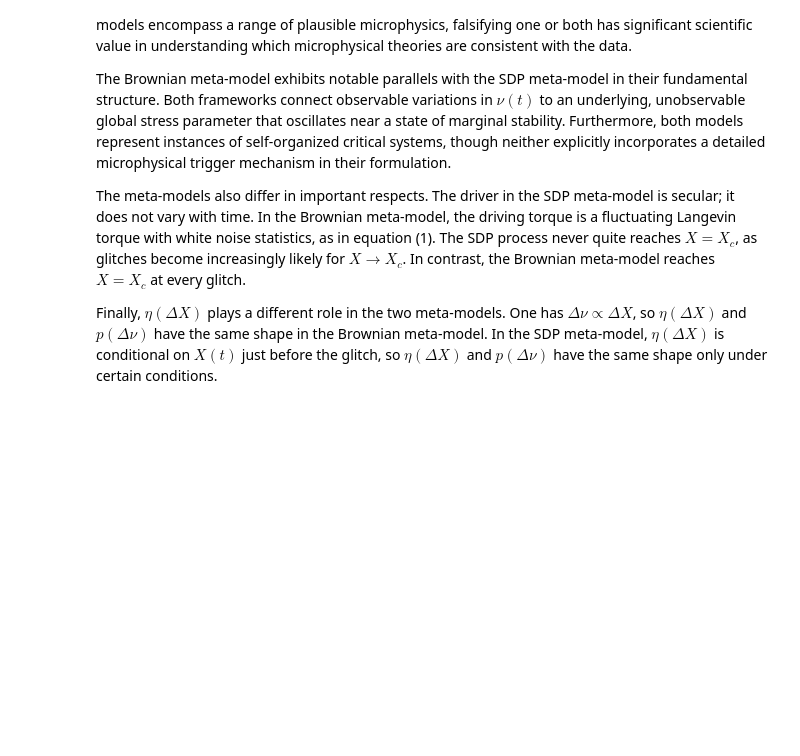
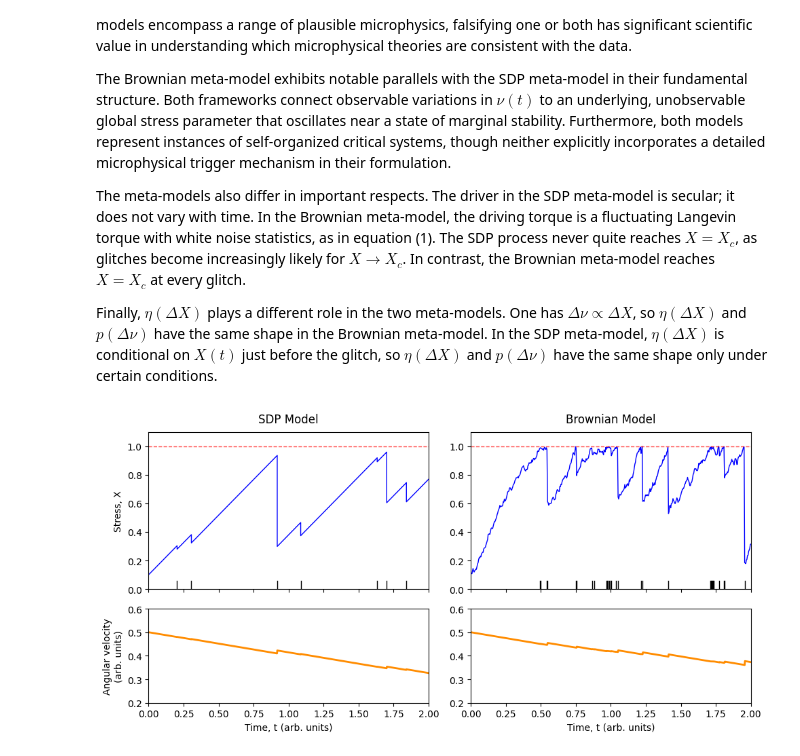
Before and after one commit to Spina02/pulsar-glitches, a Jupyter notebook: src/main.ipynb, the cells around one changed output. Drawn from its saved outputs; the diff is of its cells as text; code cells hidden in the pictures; blank space fills up the shorter version.

```diff
--- a/src/main.ipynb
+++ b/src/main.ipynb
@@ -264,0 +262,8 @@ Finally, $\eta(\Delta X)$ plays a different role in the two meta-models. One has
+# %%
+from simulation import *
+from plot import *
+seed = 42
+
+plot_sdp_vs_brownian(T=2, N=500, seed = seed)
+# %% [output]
+[figure, added]
```
Also changed, not shown: parts of 10 cells of this notebook, 5 other files.
